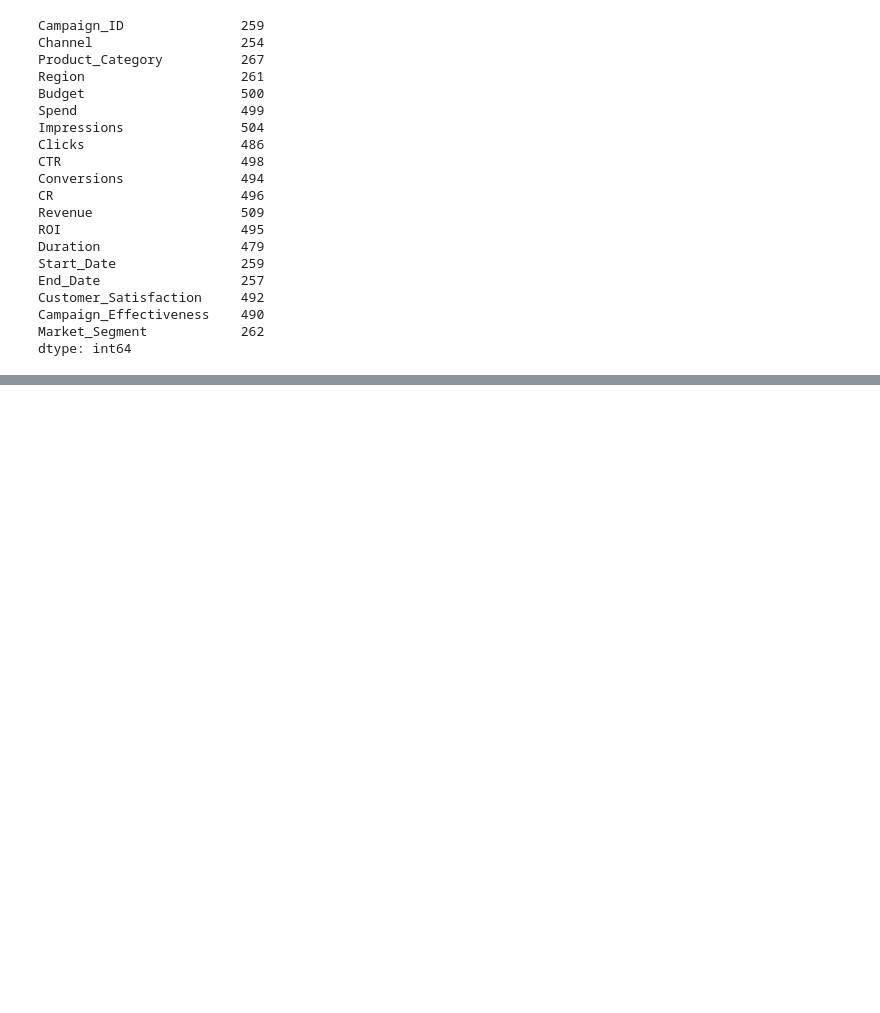
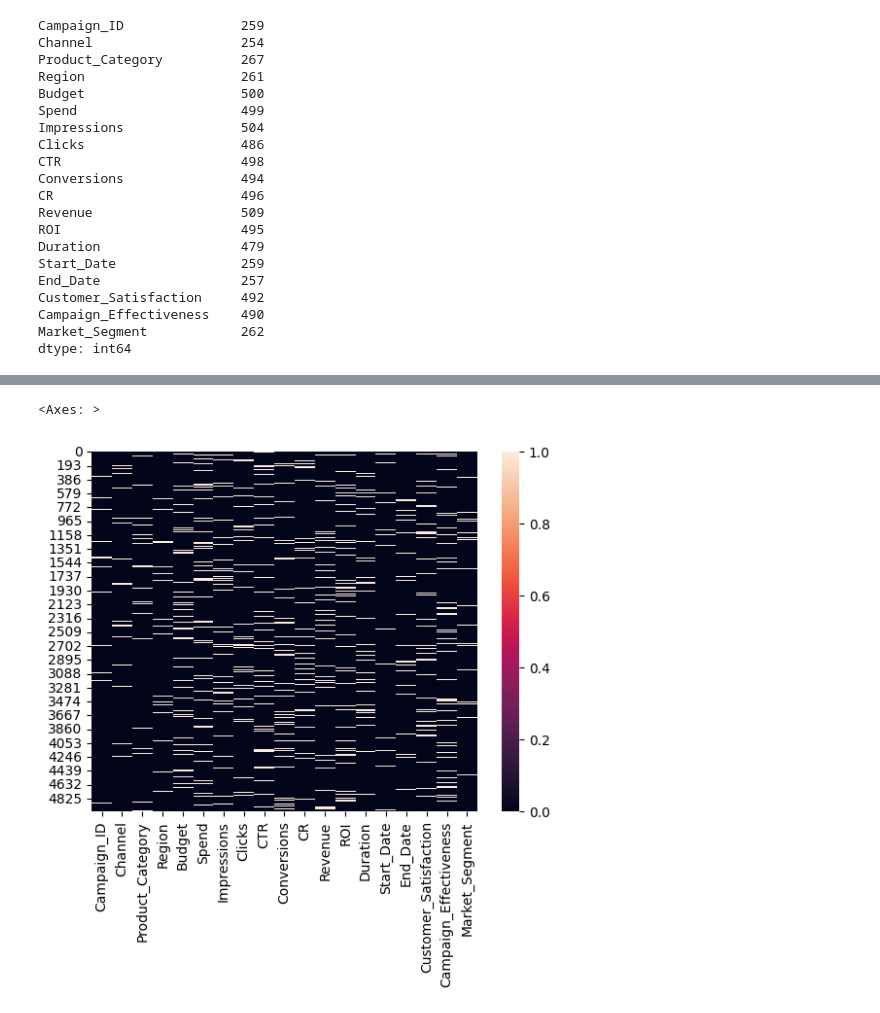
Before and after one commit to Bhdezm/Proyecto_marketing, a Jupyter notebook: final_project.ipynb, the cells around one changed output, grey strips where cells are left out. Saved outputs shown, nothing was run; the diff lists cells and outputs as text; code cells hidden in the pictures; blank space fills up the shorter version.

```diff
--- a/final_project.ipynb
+++ b/final_project.ipynb
@@ -81,0 +79,5 @@ dtype: int64
+# %%
+sns.heatmap(df.isnull())
+# %% [output]
+<Axes: >
+[figure, added]
```
Also changed, not shown: parts of 2 cells of this notebook.
